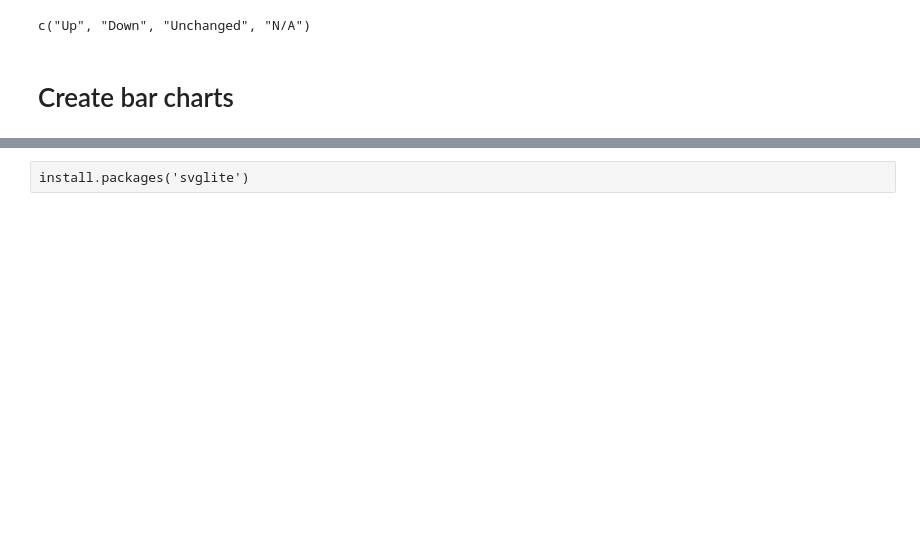
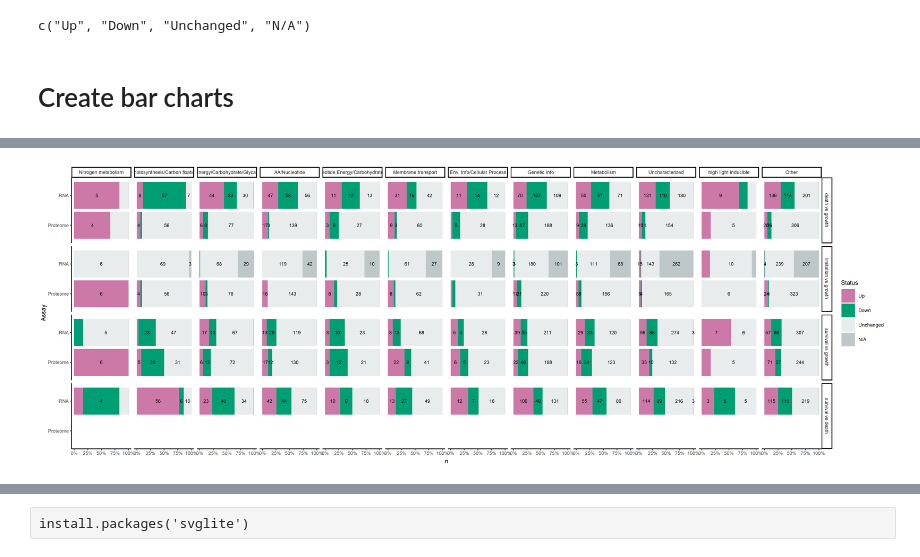
Before and after one commit to wosnat/CC1A3, a Jupyter notebook: grand_de_figure/CC1A3 MED4 grand de figure.ipynb, the cells around one changed output, grey strips where cells are left out. Drawn from its saved outputs; the diff is of its cells as text; code cells hidden in the pictures; blank space fills up the shorter version.

```diff
--- a/grand_de_figure/CC1A3 MED4 grand de figure.ipynb
+++ b/grand_de_figure/CC1A3 MED4 grand de figure.ipynb
@@ -161,0 +367,27 @@ Warning message:
+# %%
+dput(unique(mdf_de_stats_category$Category))
+dput(unique(mdf_de_stats_category$comparison))
+mdf_de_stats_category = mdf_de_stats_category %>%
+    mutate(
+        Category = factor(Category, levels=c(
+            "Nitrogen metabolism",
+            "Photosynthesis/Carbon fixation",
+            "Energy/Carbohydrate/Glycan",
+            "AA/Nucleotide",
+            "AA/Nucleotide;Energy/Carbohydrate/Glycan",
+            "Membrane transport",
+            "Env. Info/Cellular Process",
+            "Genetic Info",
+            "Metabolism",
+            "Uncharacterized",
+            "high light inducible",
+            "Other"
+        )),
+        comparison = factor(comparison, levels=c(
+            "death vs growth",
+            "limitation vs growth",
+            "survival vs growth",
+            "survival vs death",
+            "other"
+        ))
+    )
@@ -161,0 +402,19 @@ Warning message:
+# %%
+options(repr.plot.width = 14, repr.plot.height = 5, repr.plot.res = 300)
+
+ggplot(mdf_de_stats_category %>% filter(comparison != 'other'), aes(y = Assay, x = n, fill = Status)) +
+  geom_col(position = position_fill(reverse = TRUE)) +
+  scale_fill_manual(values = status_palette) +
+
+  geom_text(
+    aes(label = ifelse(n < 3, NA, n)),
+    position = position_fill(reverse = TRUE, vjust = 0.5),
+   # check_overlap = TRUE,
+      size=2,
+  ) +
+    facet_grid(rows=vars(comparison), cols=vars(Category)) +
+    scale_x_continuous(labels = label_percent()) +
+    theme_classic(base_size=7)
+  #labs(title = "Stacked Bar Chart with Labels")
+ggsave('figures/MED4_degenes_category_bars.svg', height = 4, width = 10)
+# %% [output]
@@ -161,0 +425 @@ Warning message:
+[figure, added]
```
Also changed, not shown: parts of 24 cells of this notebook, 16 other files.
